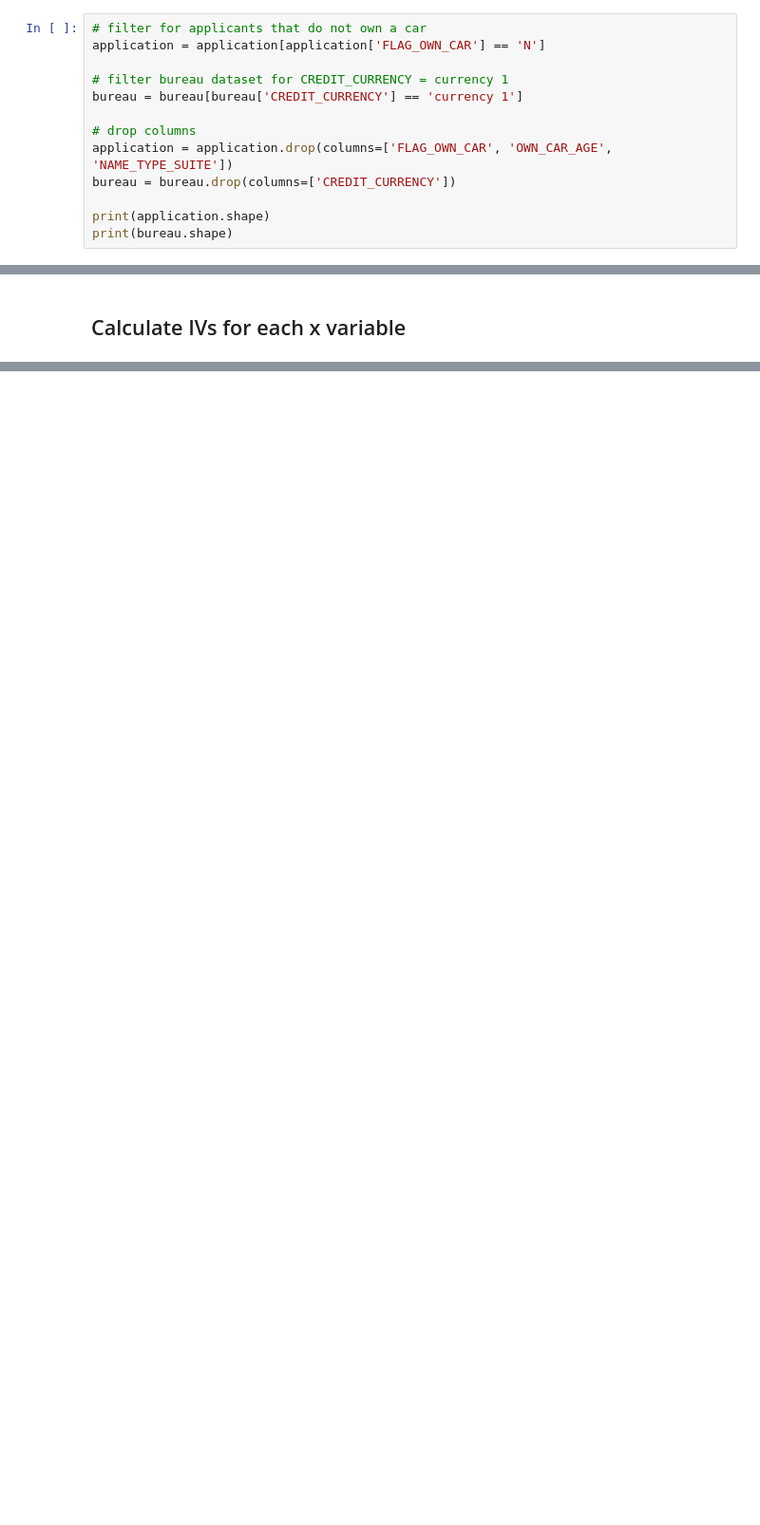
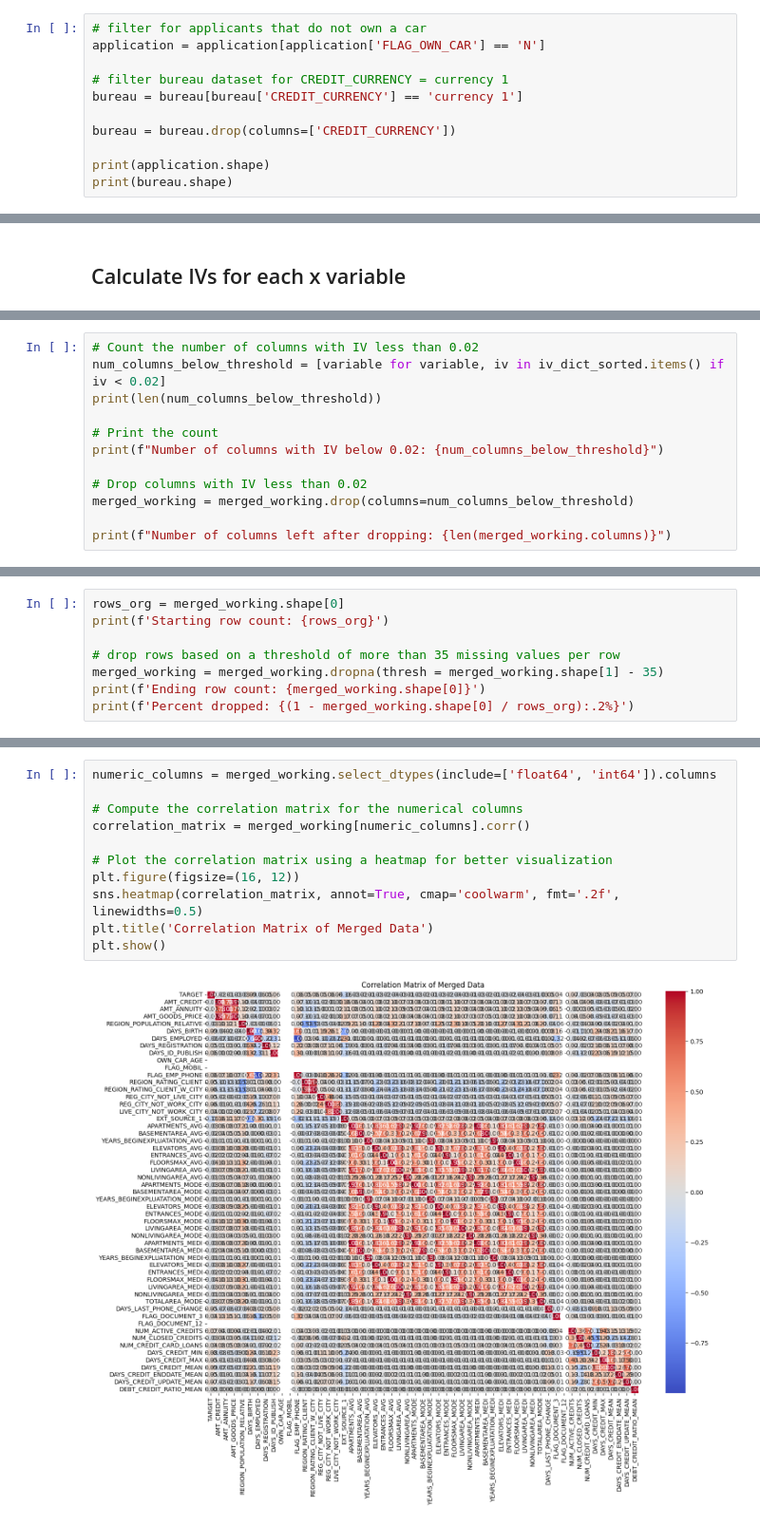
Before and after one commit to rachelwhyj/FA, a Jupyter notebook: feature_selection.ipynb, the cells around one changed output, grey strips where cells are left out. Shown at 95% size. Cells and saved outputs as stored; diff of their text form; blank space fills up the shorter version.

Commit message:
Dataset reduced to 21 columns (using IV, correlation, missing values, business logic

```diff
--- a/feature_selection.ipynb
+++ b/feature_selection.ipynb
@@ -27,8 +50,6 @@ application = application[application['FLAG_OWN_CAR'] == 'N']
 # filter bureau dataset for CREDIT_CURRENCY = currency 1
 bureau = bureau[bureau['CREDIT_CURRENCY'] == 'currency 1']
 
-# drop columns
-application = application.drop(columns=['FLAG_OWN_CAR', 'OWN_CAR_AGE', 'NAME_TYPE_SUITE'])
 bureau = bureau.drop(columns=['CREDIT_CURRENCY'])
 
 print(application.shape)
@@ -182,0 +376,12 @@ for variable, iv in iv_dict_sorted.items():
+# %%
+# Count the number of columns with IV less than 0.02
+num_columns_below_threshold = [variable for variable, iv in iv_dict_sorted.items() if iv < 0.02]
+print(len(num_columns_below_threshold))
+
+# Print the count
+print(f"Number of columns with IV below 0.02: {num_columns_below_threshold}")
+
+# Drop columns with IV less than 0.02
+merged_working = merged_working.drop(columns=num_columns_below_threshold)
+
+print(f"Number of columns left after dropping: {len(merged_working.columns)}")
@@ -182,0 +400,8 @@ for variable, iv in iv_dict_sorted.items():
+# %%
+rows_org = merged_working.shape[0]
+print(f'Starting row count: {rows_org}')
+
+# drop rows based on a threshold of more than 35 missing values per row
+merged_working = merged_working.dropna(thresh = merged_working.shape[1] - 35)
+print(f'Ending row count: {merged_working.shape[0]}')
+print(f'Percent dropped: {(1 - merged_working.shape[0] / rows_org):.2%}')
@@ -182,0 +482,13 @@ for variable, iv in iv_dict_sorted.items():
+# %%
+numeric_columns = merged_working.select_dtypes(include=['float64', 'int64']).columns
+
+# Compute the correlation matrix for the numerical columns
+correlation_matrix = merged_working[numeric_columns].corr()
+
+# Plot the correlation matrix using a heatmap for better visualization
+plt.figure(figsize=(16, 12))
+sns.heatmap(correlation_matrix, annot=True, cmap='coolwarm', fmt='.2f', linewidths=0.5)
+plt.title('Correlation Matrix of Merged Data')
+plt.show()
+# %% [output]
+[figure, added]
```
Also changed, not shown: parts of 35 cells of this notebook.
